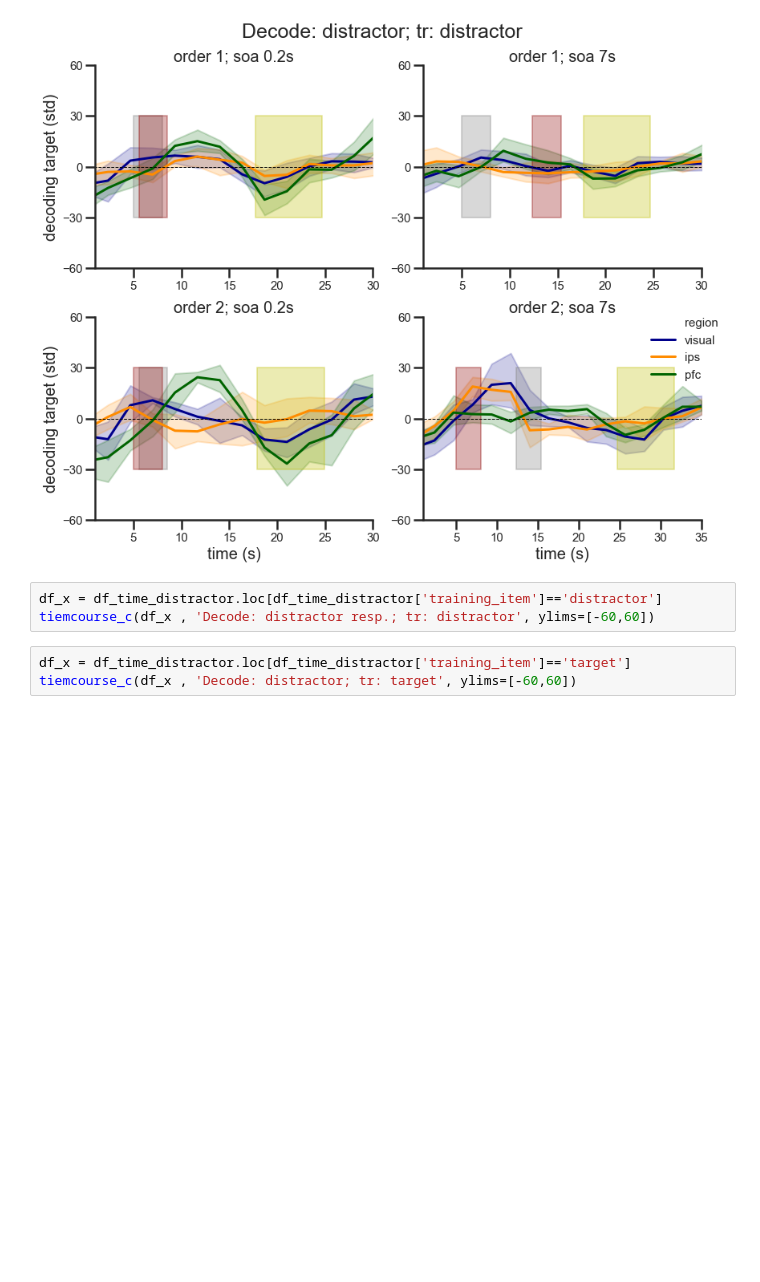
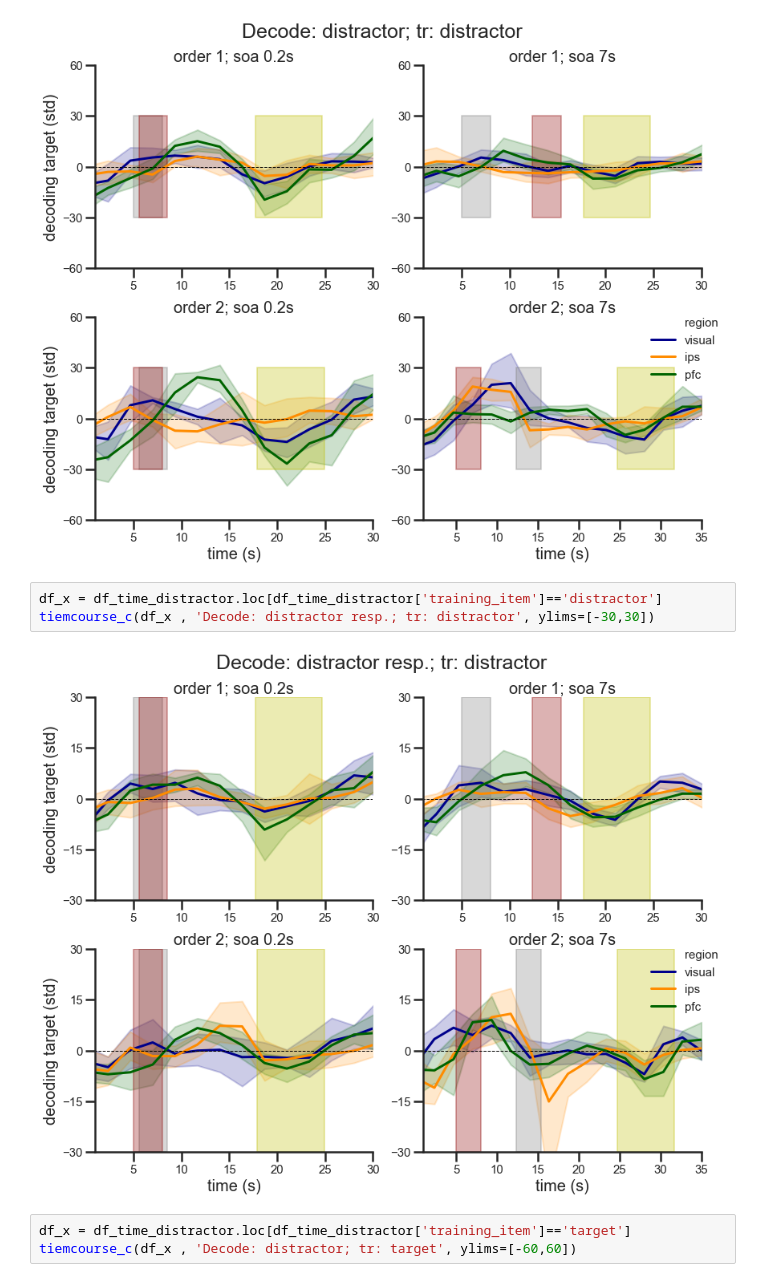
Before and after one commit to davidbestue/encoding, a Jupyter notebook: scripts/plots/IEM/Questions.ipynb, the cells around one changed output. Drawn from its saved outputs; the diff is of its cells as text; blank space fills up the shorter version.

```diff
--- a/scripts/plots/IEM/Questions.ipynb
+++ b/scripts/plots/IEM/Questions.ipynb
@@ -308,7 +312,9 @@ tiemcourse_c(df_x , 'Decode: distractor; tr: distractor', ylims=[-60,60])
 [figure]
 # %%
 df_x = df_time_distractor.loc[df_time_distractor['training_item']=='distractor']
-tiemcourse_c(df_x , 'Decode: distractor resp.; tr: distractor', ylims=[-60,60])
+tiemcourse_c(df_x , 'Decode: distractor resp.; tr: distractor', ylims=[-30,30])
+# %% [output]
+[figure, added]
 # %%
 df_x = df_time_distractor.loc[df_time_distractor['training_item']=='target']
 tiemcourse_c(df_x , 'Decode: distractor; tr: target', ylims=[-60,60])
```
Also changed, not shown: parts of 4 cells of this notebook.
